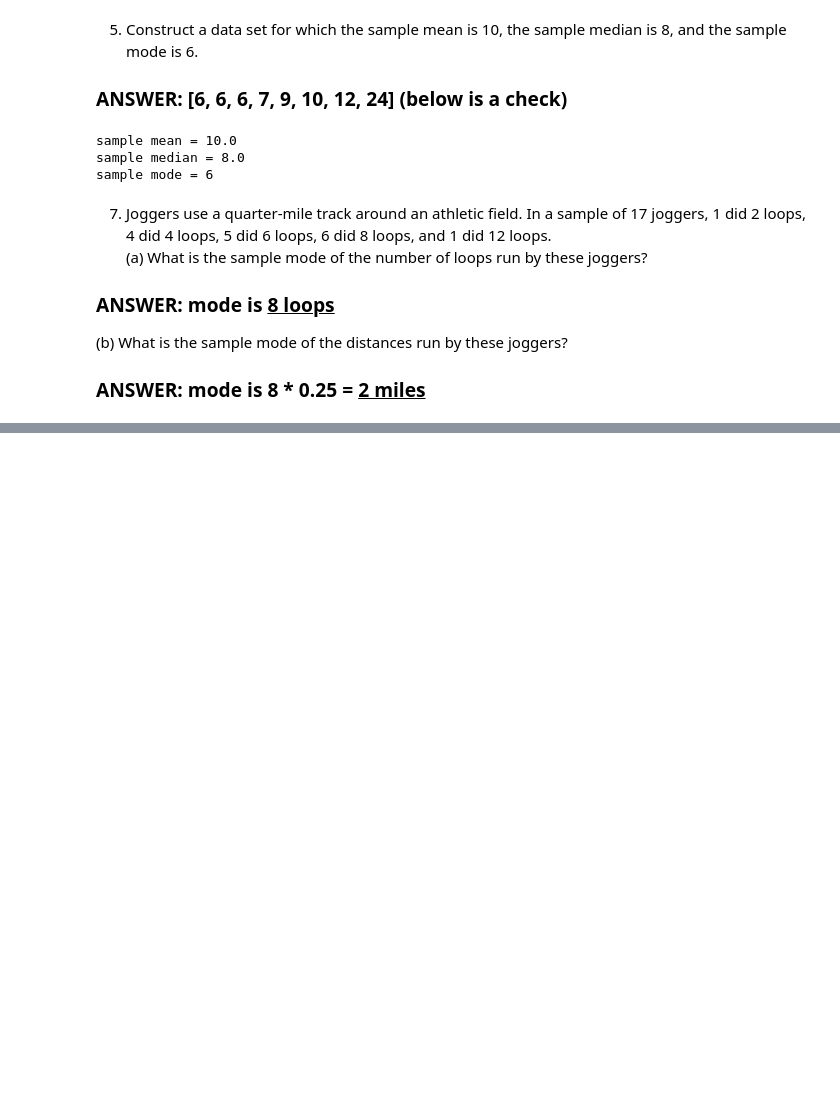
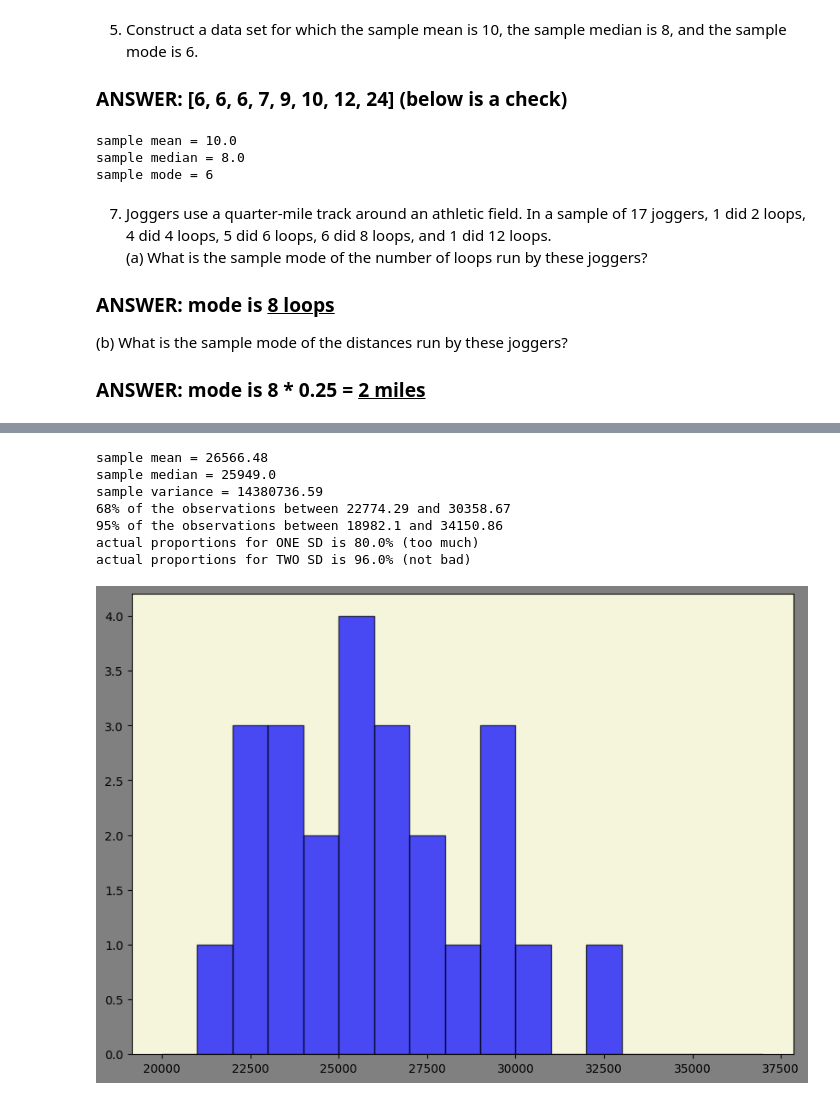
Before and after one commit to kgedt/ML_DA_projects, a Jupyter notebook: hw2.ipynb, the cells around one changed output, grey strips where cells are left out. Cells and saved outputs as stored; diff of their text form; code cells hidden in the pictures; blank space fills up the shorter version.

```diff
--- a/hw2.ipynb
+++ b/hw2.ipynb
@@ -437,0 +597,50 @@ sample mode = 6
+# %%
+data = [27857, 22624, 28947, 23573, 21169, 29707, 29959, 38450, 29512, 26646, 25949, 27011, 22560,
+        30075, 25425, 25461, 32451, 24949, 24293, 26474, 23026, 25867, 26237, 23030, 22910]
+
+fig, ax = plt.subplots(figsize=(10, 7), facecolor='gray')
+ax.set_facecolor('beige')
+bins = [i for i in np.arange(20000, 38000, 1000)]
+ax.hist(data, bins, facecolor='b', alpha=0.7, edgecolor='k') # группировка в разрыве по тысячам
+
+mean = np.mean(data)
+print(f'sample mean = {mean}')
+
+median = np.median(data)
+print(f'sample median = {median}')
+
+variance = np.round(statistics.variance(data), 2)
+print(f'sample variance = {variance}')
+
+sd = np.round(variance**0.5, 2)
+left68 = mean - sd
+right68 = mean + sd
+print(f'68% of the observations between {left68} and {right68}')
+
+left95 = mean - 2*sd
+right95 = mean + 2*sd
+print(f'95% of the observations between {left95} and {right95}')
+
+actual_prop68_data = [] # создаем список, куда будем записывать значение, соответсвующие интервалу 68% наблюдений
+for val in data:
+    if left68 <= val <= right68: # проверяем, находится ли элемент в данном интервале
+        actual_prop68_data.append(val)
+
+actual_prop95_data = []
+for val in data:
+    if left95 <= val <= right95:
+        actual_prop95_data.append(val)
+
+actual_prop68 = len(actual_prop68_data)/len(data)
+actual_prop95 = len(actual_prop95_data)/len(data)
+print(f'actual proportions for ONE SD is {actual_prop68*100}% (too much)')
+print(f'actual proportions for TWO SD is {actual_prop95*100}% (not bad)')
+# %% [output]
+sample mean = 26566.48
+sample median = 25949.0
+sample variance = 14380736.59
+68% of the observations between 22774.29 and 30358.67
+95% of the observations between 18982.1 and 34150.86
+actual proportions for ONE SD is 80.0% (too much)
+actual proportions for TWO SD is 96.0% (not bad)
+[figure, added]
```
Also changed, not shown: parts of 19 cells of this notebook, 3 other files.
